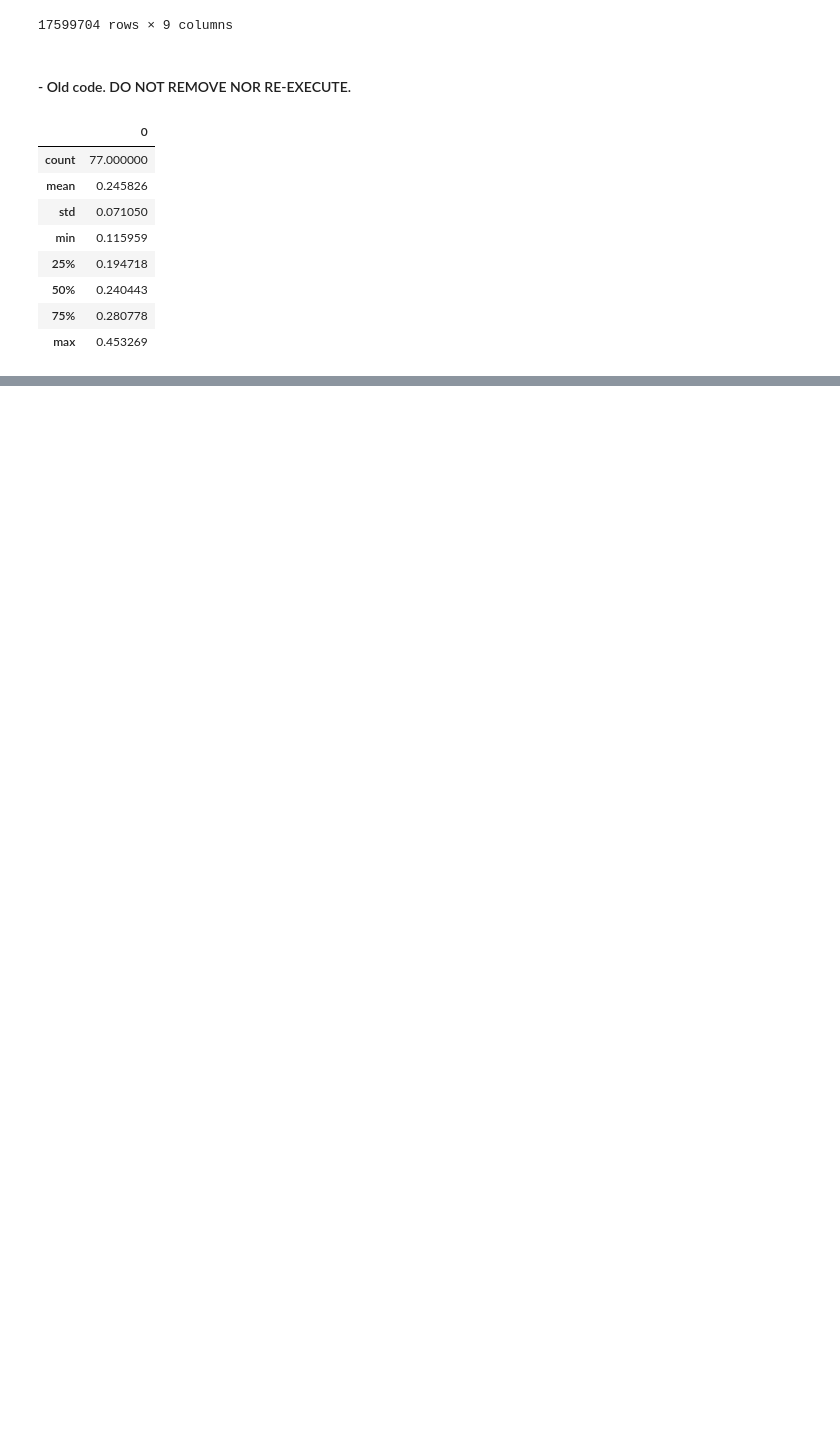
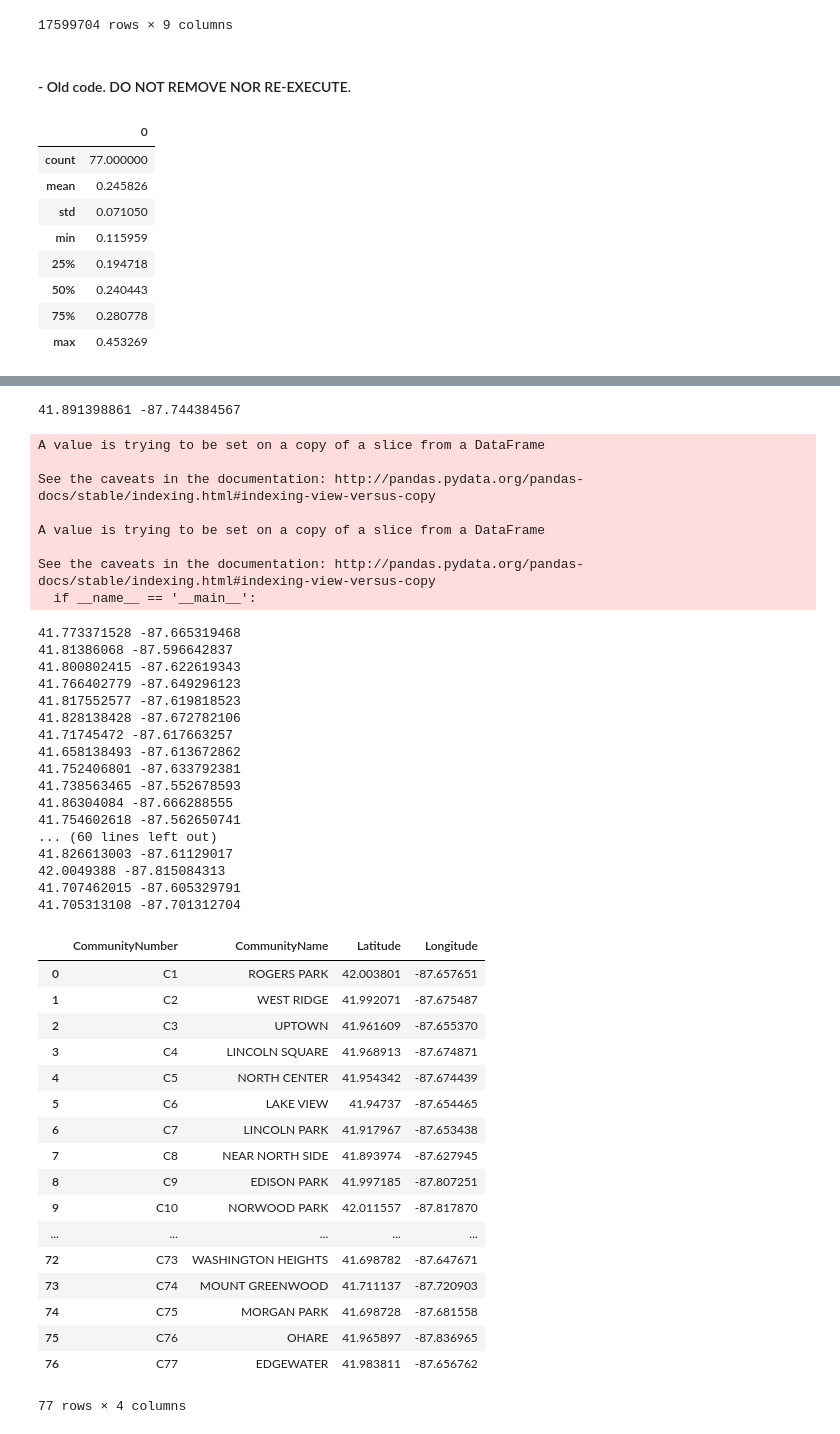
Before and after one commit to gomerudo/tuedataeng, a Jupyter notebook: wrangling/ChicagoCrimes_wrangling.ipynb, the cells around one changed output, grey strips where cells are left out. Cells and saved outputs as stored; diff of their text form; code cells hidden in the pictures; blank space fills up the shorter version.

```diff
--- a/wrangling/ChicagoCrimes_wrangling.ipynb
+++ b/wrangling/ChicagoCrimes_wrangling.ipynb
@@ -668,0 +696,56 @@ edges_df.to_csv(DATASET_EDGES_PATH, index = False)
+# %%
+comareas = crimes_df['Community Area'].unique()
+
+for com in comareas:
+    crimes_aux = crimes_df[crimes_df['Community Area'] == com].head()
+    latitude = np.array(crimes_aux['Latitude'])[0]
+    longitude = np.array(crimes_aux['Longitude'])[0]
+    print(latitude, longitude)
+    comar_df.loc[com - 1]['Latitude'] = latitude
+    comar_df.loc[com - 1]['Longitude'] = longitude
+comar_df
+# %% [output]
+41.891398861 -87.744384567
+A value is trying to be set on a copy of a slice from a DataFrame
+
+See the caveats in the documentation: http://pandas.pydata.org/pandas-docs/stable/indexing.html#indexing-view-versus-copy
+
+A value is trying to be set on a copy of a slice from a DataFrame
+
+See the caveats in the documentation: http://pandas.pydata.org/pandas-docs/stable/indexing.html#indexing-view-versus-copy
+  if __name__ == '__main__':
+41.773371528 -87.665319468
+41.81386068 -87.596642837
+41.800802415 -87.622619343
+41.766402779 -87.649296123
+41.817552577 -87.619818523
+41.828138428 -87.672782106
+41.71745472 -87.617663257
+41.658138493 -87.613672862
+41.752406801 -87.633792381
+41.738563465 -87.552678593
+41.86304084 -87.666288555
+41.754602618 -87.562650741
+... (60 lines left out)
+41.826613003 -87.61129017
+42.0049388 -87.815084313
+41.707462015 -87.605329791
+41.705313108 -87.701312704
+|  | CommunityNumber | CommunityName | Latitude | Longitude |
+| 0 | C1 | ROGERS PARK | 42.003801 | -87.657651 |
+| 1 | C2 | WEST RIDGE | 41.992071 | -87.675487 |
+| 2 | C3 | UPTOWN | 41.961609 | -87.655370 |
+| 3 | C4 | LINCOLN SQUARE | 41.968913 | -87.674871 |
+| 4 | C5 | NORTH CENTER | 41.954342 | -87.674439 |
+| 5 | C6 | LAKE VIEW | 41.94737 | -87.654465 |
+| 6 | C7 | LINCOLN PARK | 41.917967 | -87.653438 |
+| 7 | C8 | NEAR NORTH SIDE | 41.893974 | -87.627945 |
+| 8 | C9 | EDISON PARK | 41.997185 | -87.807251 |
+| 9 | C10 | NORWOOD PARK | 42.011557 | -87.817870 |
+| ... | ... | ... | ... | ... |
+| 72 | C73 | WASHINGTON HEIGHTS | 41.698782 | -87.647671 |
+| 73 | C74 | MOUNT GREENWOOD | 41.711137 | -87.720903 |
+| 74 | C75 | MORGAN PARK | 41.698728 | -87.681558 |
+| 75 | C76 | OHARE | 41.965897 | -87.836965 |
+| 76 | C77 | EDGEWATER | 41.983811 | -87.656762 |
+77 rows × 4 columns
```
Also changed, not shown: parts of 3 cells of this notebook, 1 other file.
